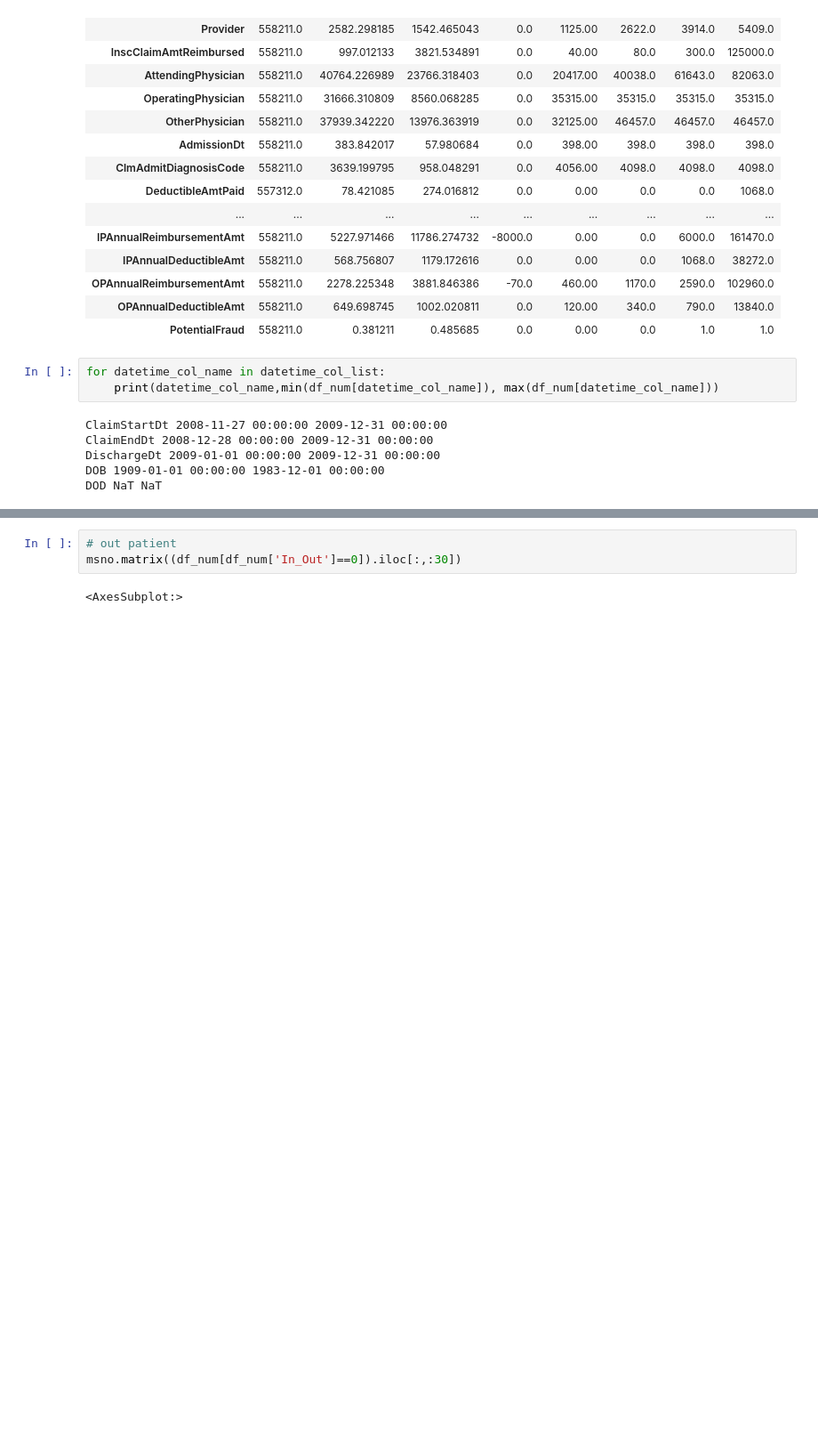
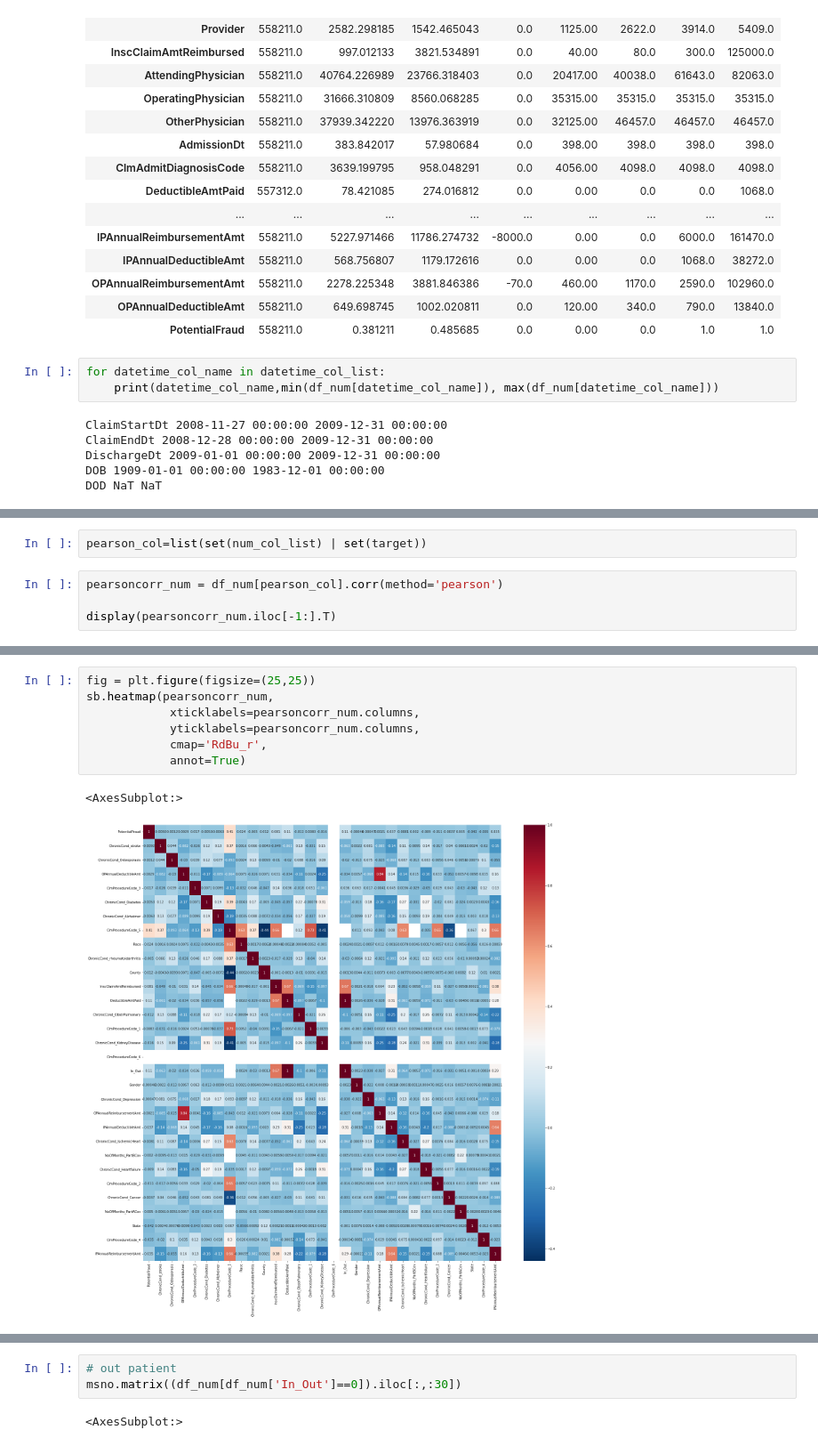
Before and after one commit to yang5hi/healthcare_provider_fraud_detection, a Jupyter notebook: 1_EDA.ipynb, the cells around one changed output, grey strips where cells are left out. Shown at 89% size. Drawn from its saved outputs; the diff is of its cells as text; blank space fills up the shorter version.

```diff
--- a/1_EDA.ipynb
+++ b/1_EDA.ipynb
@@ -307,0 +353,6 @@ DOD NaT NaT
+# %%
+pearson_col=list(set(num_col_list) | set(target))
+# %%
+pearsoncorr_num = df_num[pearson_col].corr(method='pearson')
+
+display(pearsoncorr_num.iloc[-1:].T)
@@ -307,0 +377,10 @@ DOD NaT NaT
+# %%
+fig = plt.figure(figsize=(25,25))
+sb.heatmap(pearsoncorr_num,
+            xticklabels=pearsoncorr_num.columns,
+            yticklabels=pearsoncorr_num.columns,
+            cmap='RdBu_r',
+            annot=True)
+# %% [output]
+<AxesSubplot:>
+[figure, added]
```
Also changed, not shown: parts of 19 cells of this notebook, 1 other file.
